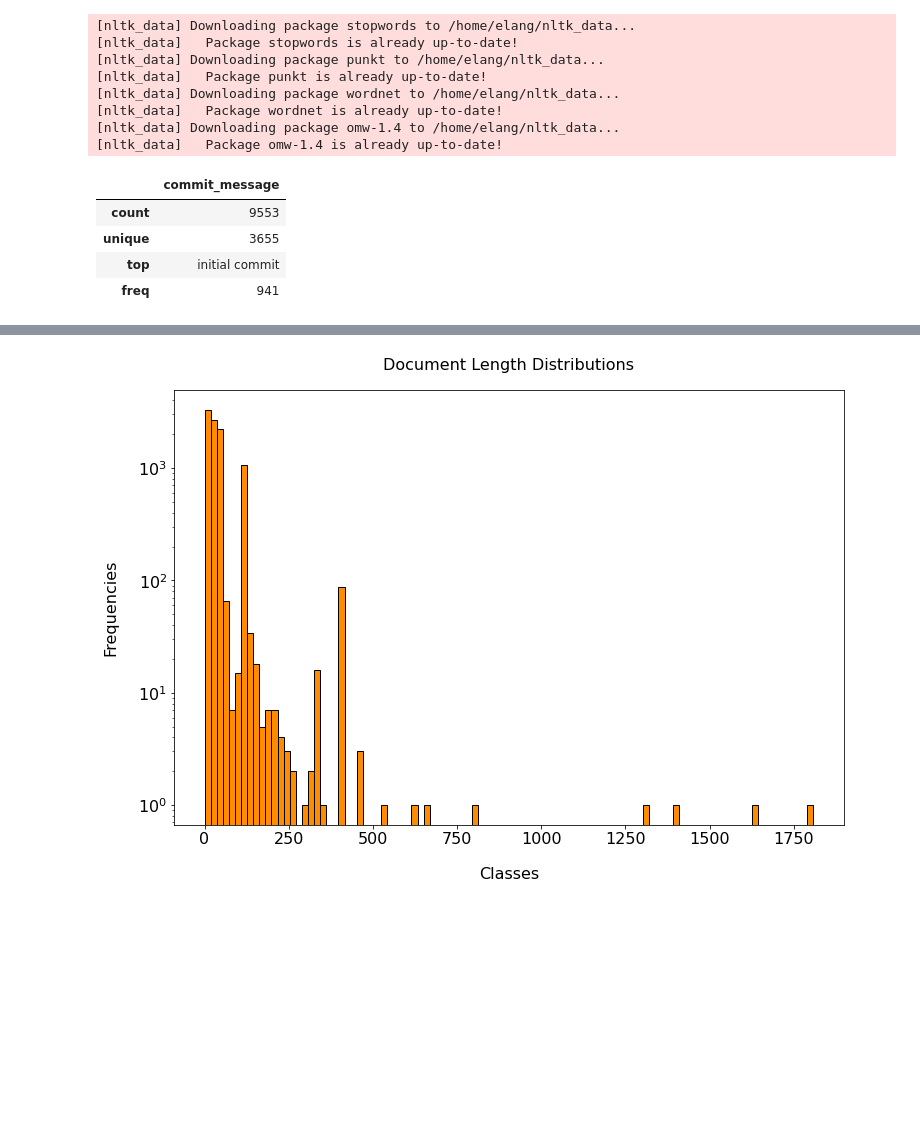
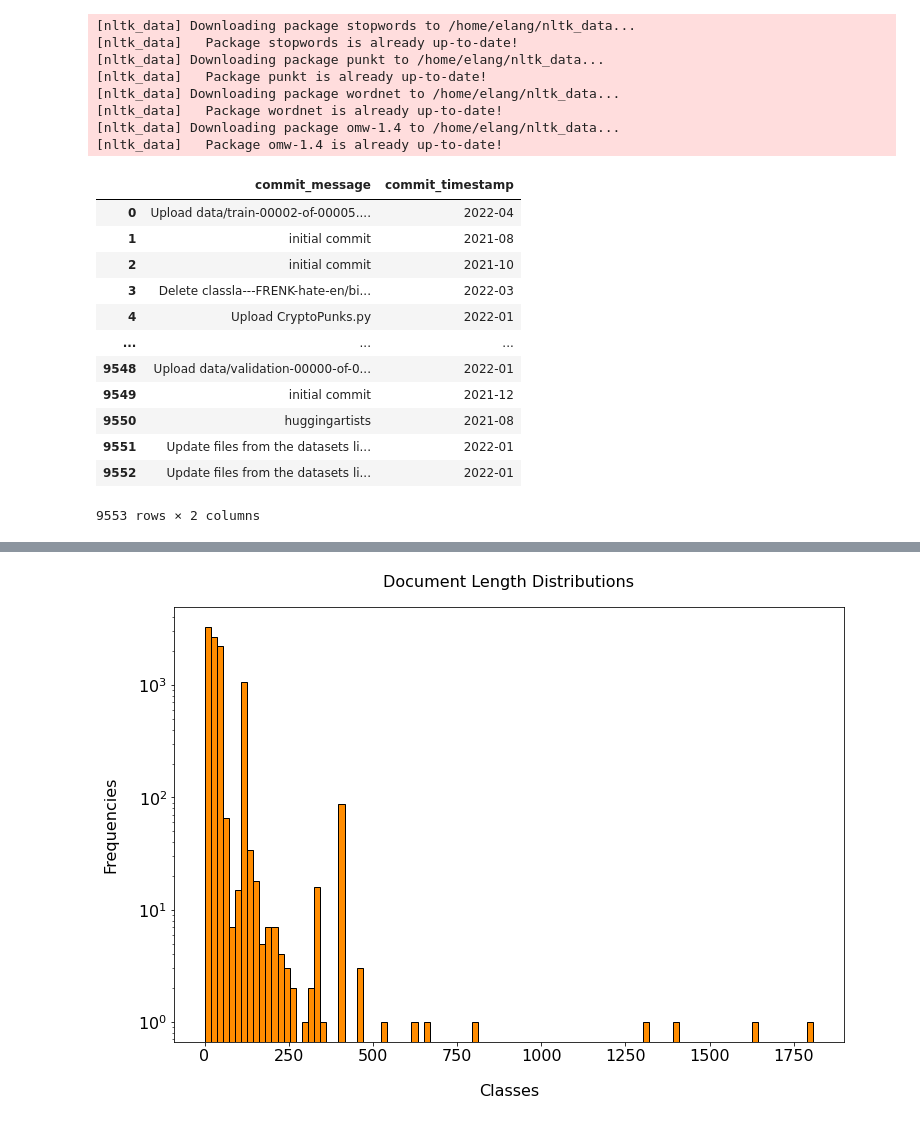
Before and after one commit to Elang89/hf-evolution, a Jupyter notebook: notebooks/dataset_topics.ipynb, the cells around one changed output, grey strips where cells are left out. Cells and saved outputs as stored; diff of their text form; code cells hidden in the pictures; blank space fills up the shorter version.

```diff
--- a/notebooks/dataset_topics.ipynb
+++ b/notebooks/dataset_topics.ipynb
@@ -48,16 +53,26 @@ stop_words = set(nltk.corpus.stopwords.words("english"))
 # %%
 conn = create_engine('postgresql://root:password@localhost:5432/hf')
 # %%
-df = pd.read_sql_query("""SELECT DISTINCT ON (commit_hash) commit_message
+df = pd.read_sql_query("""SELECT DISTINCT ON (commit_hash) commit_message, commit_timestamp
     FROM hf_commits""", con=conn)
+
+df["commit_timestamp"] = pd.DatetimeIndex(df["commit_timestamp"]).to_period("M")
 # %%
-df.describe()
+df
 # %% [output]
-|  | commit_message |
-| count | 9553 |
-| unique | 3655 |
-| top | initial commit |
-| freq | 941 |
+|  | commit_message | commit_timestamp |
+| 0 | Upload data/train-00002-of-00005.... | 2022-04 |
+| 1 | initial commit | 2021-08 |
+| 2 | initial commit | 2021-10 |
+| 3 | Delete classla---FRENK-hate-en/bi... | 2022-03 |
+| 4 | Upload CryptoPunks.py | 2022-01 |
+| ... | ... | ... |
+| 9548 | Upload data/validation-00000-of-0... | 2022-01 |
+| 9549 | initial commit | 2021-12 |
+| 9550 | huggingartists | 2021-08 |
+| 9551 | Update files from the datasets li... | 2022-01 |
+| 9552 | Update files from the datasets li... | 2022-01 |
+9553 rows × 2 columns
 # %%
 df["commit_message"] = df["commit_message"].apply(clean_text)
 # %%
```
Also changed, not shown: parts of 15 cells of this notebook, 11 other files.
